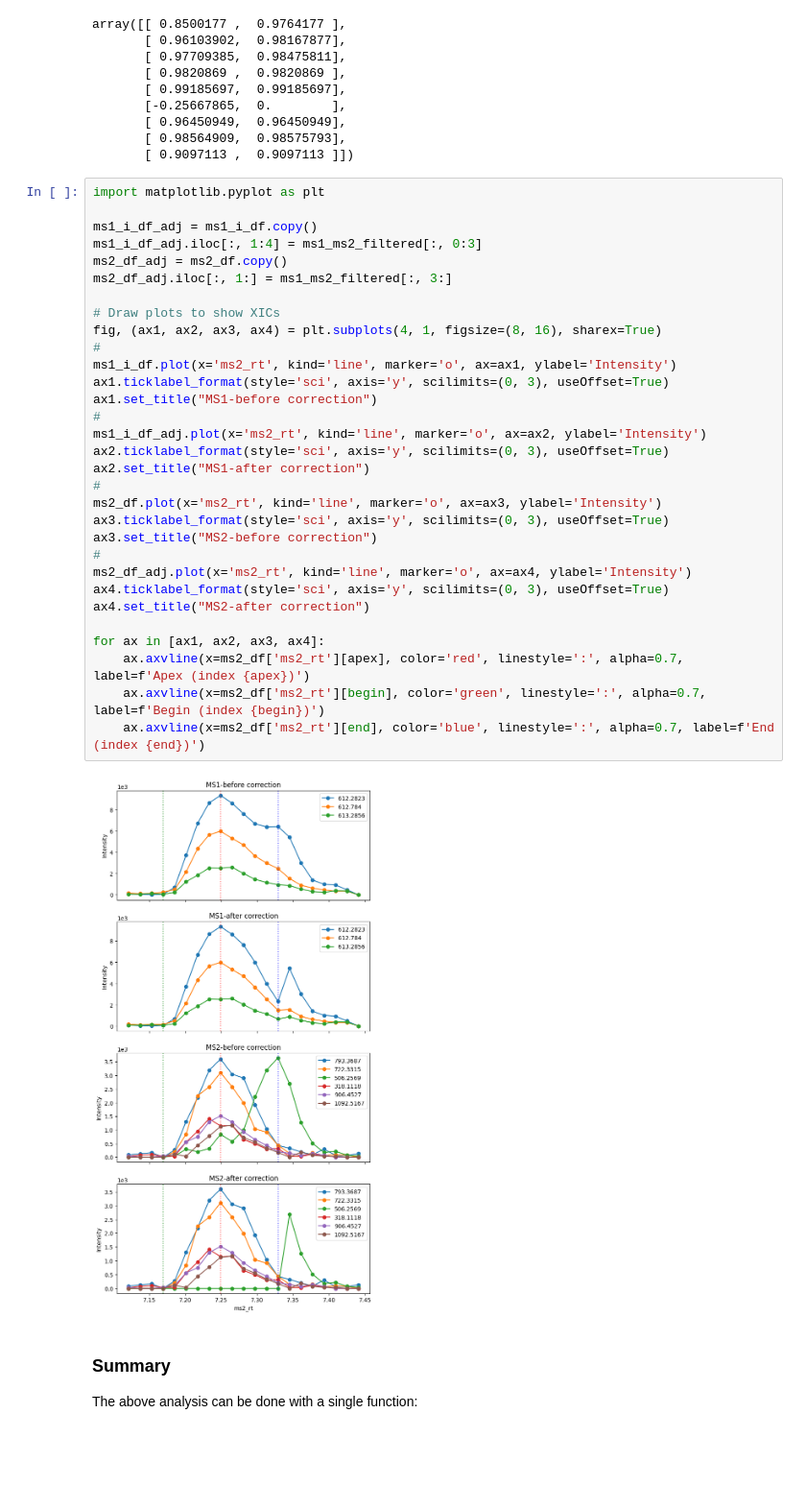
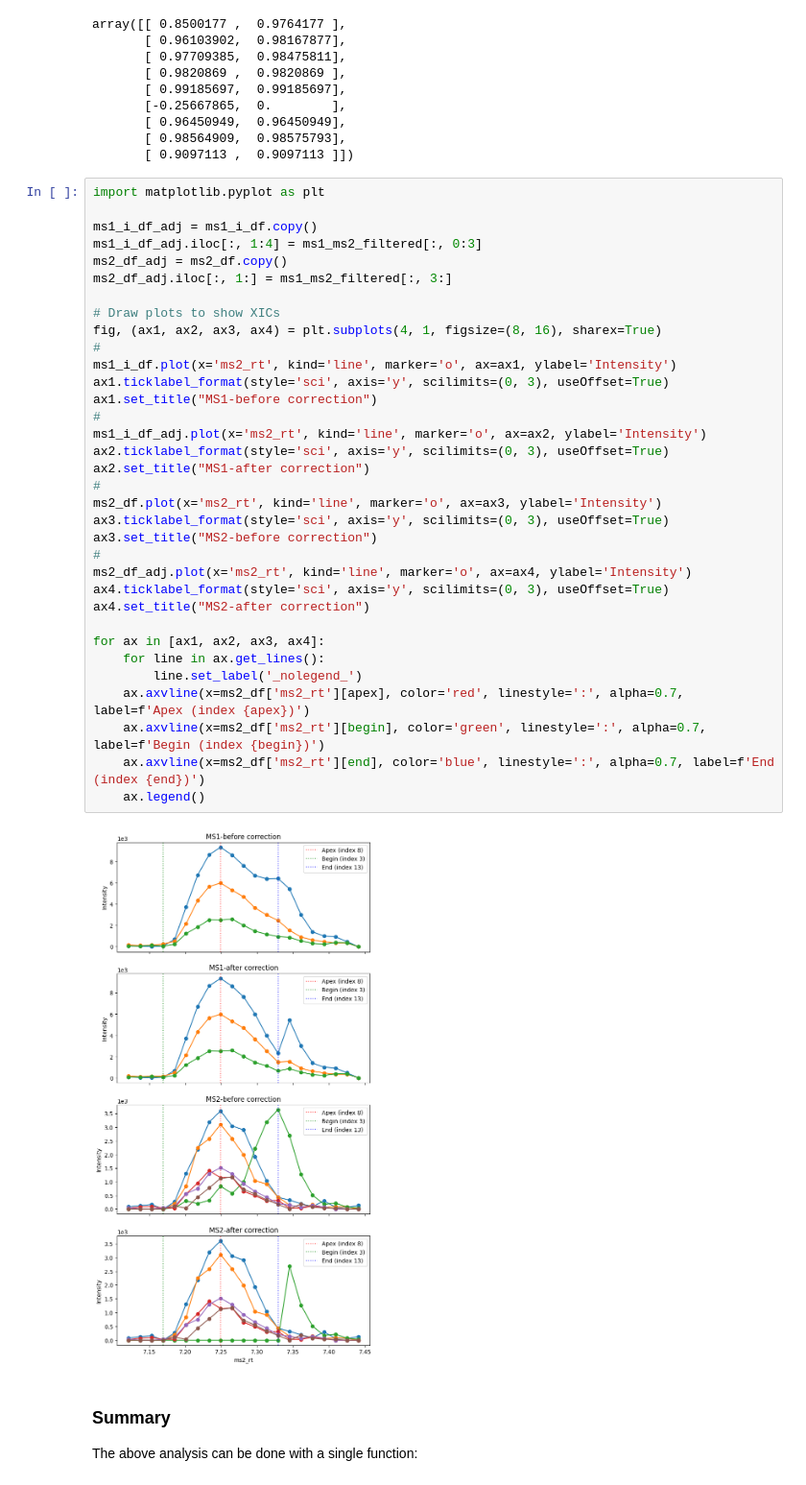
Before and after one commit to yingxue-fu/jumplion, a Jupyter notebook: nbs/03_xic_quantification.ipynb, the cells around one changed output. Shown at 96% size. Cells and saved outputs as stored; diff of their text form; blank space fills up the shorter version.

```diff
--- a/nbs/03_xic_quantification.ipynb
+++ b/nbs/03_xic_quantification.ipynb
@@ -178,34 +178,37 @@ import matplotlib.pyplot as plt
 
 ms1_i_df_adj = ms1_i_df.copy()
 ms1_i_df_adj.iloc[:, 1:4] = ms1_ms2_filtered[:, 0:3]
 ms2_df_adj = ms2_df.copy()
 ms2_df_adj.iloc[:, 1:] = ms1_ms2_filtered[:, 3:]
 
 # Draw plots to show XICs
 fig, (ax1, ax2, ax3, ax4) = plt.subplots(4, 1, figsize=(8, 16), sharex=True)
 #
 ms1_i_df.plot(x='ms2_rt', kind='line', marker='o', ax=ax1, ylabel='Intensity')
 ax1.ticklabel_format(style='sci', axis='y', scilimits=(0, 3), useOffset=True)
 ax1.set_title("MS1-before correction")
 #
 ms1_i_df_adj.plot(x='ms2_rt', kind='line', marker='o', ax=ax2, ylabel='Intensity')
 ax2.ticklabel_format(style='sci', axis='y', scilimits=(0, 3), useOffset=True)
 ax2.set_title("MS1-after correction")
 #
 ms2_df.plot(x='ms2_rt', kind='line', marker='o', ax=ax3, ylabel='Intensity')
 ax3.ticklabel_format(style='sci', axis='y', scilimits=(0, 3), useOffset=True)
 ax3.set_title("MS2-before correction")
 #
 ms2_df_adj.plot(x='ms2_rt', kind='line', marker='o', ax=ax4, ylabel='Intensity')
 ax4.ticklabel_format(style='sci', axis='y', scilimits=(0, 3), useOffset=True)
 ax4.set_title("MS2-after correction")
 
 for ax in [ax1, ax2, ax3, ax4]:
+    for line in ax.get_lines():
+        line.set_label('_nolegend_')
     ax.axvline(x=ms2_df['ms2_rt'][apex], color='red', linestyle=':', alpha=0.7, label=f'Apex (index {apex})')
     ax.axvline(x=ms2_df['ms2_rt'][begin], color='green', linestyle=':', alpha=0.7, label=f'Begin (index {begin})')
     ax.axvline(x=ms2_df['ms2_rt'][end], color='blue', linestyle=':', alpha=0.7, label=f'End (index {end})')
+    ax.legend()
 # %% [output]
-[figure, old version]
+[figure, new version]
 # %% [markdown]
 ### Summary
 The above analysis can be done with a single function:
```
Also changed, not shown: 2 other files.
